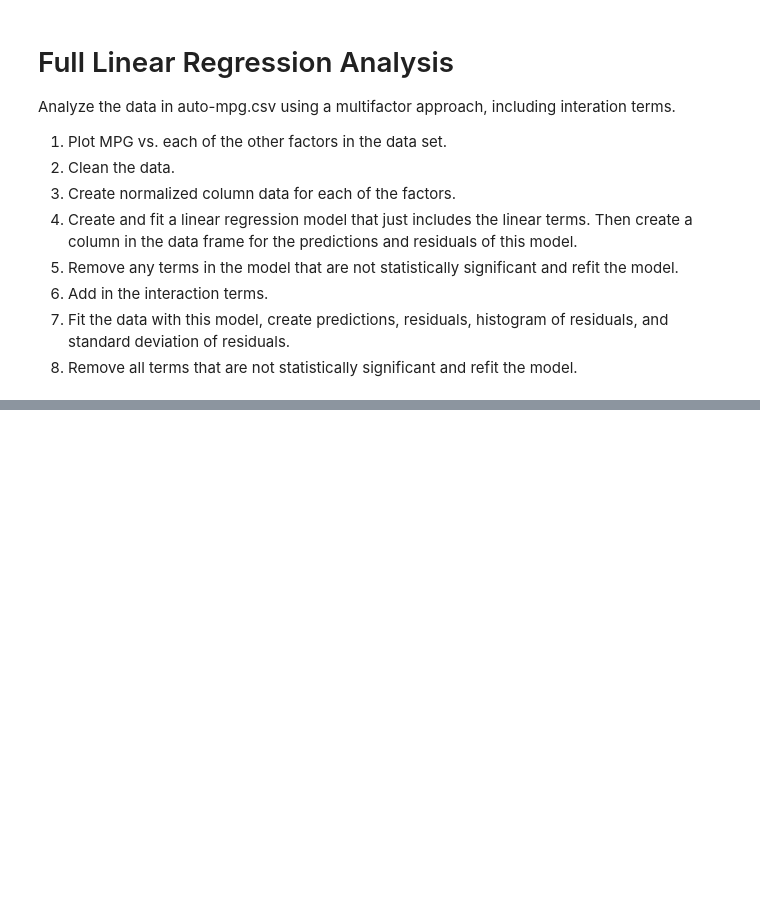
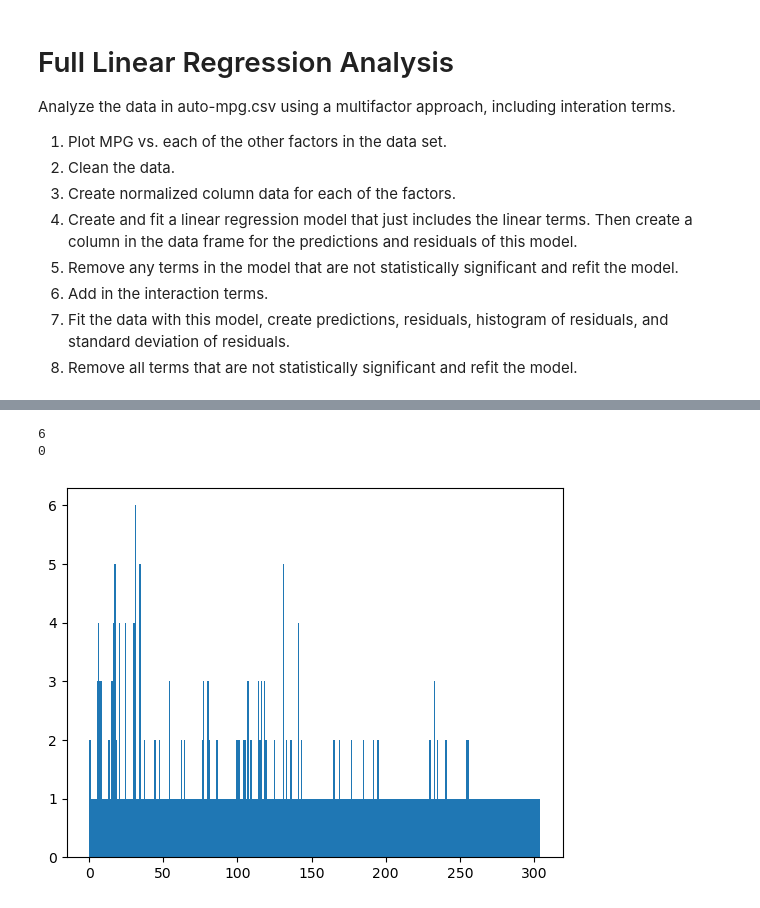
Before and after one commit to johnsrgrace/phys441GraceJohns, a Jupyter notebook: Assignment 2/full_linear_regression_analysis.ipynb, the cells around one changed output, grey strips where cells are left out. Cells and saved outputs as stored; diff of their text form; code cells hidden in the pictures; blank space fills up the shorter version.

Commit message:
assignment 2 progress

```diff
--- a/Assignment 2/full_linear_regression_analysis.ipynb
+++ b/Assignment 2/full_linear_regression_analysis.ipynb
@@ -17,0 +41,21 @@ Analyze the data in auto-mpg.csv using a multifactor approach, including interat
+# %%
+# get data from each column, 9 columns total
+mpg = auto_mpg["mpg"]
+# print(type(mpg))
+cylinders = auto_mpg["cylinders"]
+displacement = auto_mpg["displacement"]
+horsepower = auto_mpg["horsepower"]
+weight = auto_mpg["weight"]
+acceleration = auto_mpg["acceleration"]
+model_year = auto_mpg["model year"]
+origin = auto_mpg["origin"]
+car_name = auto_mpg["car name"]
+
+# print(cylinders)
+# print(displacement)
+# print(horsepower)
+# print(weight)
+# print(acceleration)
+# print(model_year)
+# print(origin)
+# print(car_name)
@@ -17,0 +152,33 @@ Analyze the data in auto-mpg.csv using a multifactor approach, including interat
+# %%
+# convert horsepower to numerical values
+horsepower = pd.to_numeric(horsepower, errors="coerce")
+print(horsepower.isnull().sum())
+# there are 6 nan values in horsepower
+# replace all nan values with median horsepower value
+# horsepower_median = horsepower.median()
+horsepower = horsepower.fillna(horsepower.median())
+print(horsepower.isnull().sum())
+# %% [output]
+6
+0
+# %%
+# print(car_name)
+# determine how many different car names there are
+car_name_unique = pd.unique(car_name)
+# print(len(car_name_unique))
+
+# assign each car name a number
+car_name_dict = {}
+count = 0
+for name in car_name_unique:
+    car_name_dict[name] = count
+    count += 1
+
+# replace each car name with a number
+car_name = car_name.map(car_name_dict)
+# print(car_name)
+# %%
+# create histogram of the 305 different car names
+car_name_hist = plt.hist(car_name, bins=305)
+# %% [output]
+[figure, added]
```
Also changed, not shown: parts of 11 cells of this notebook.
